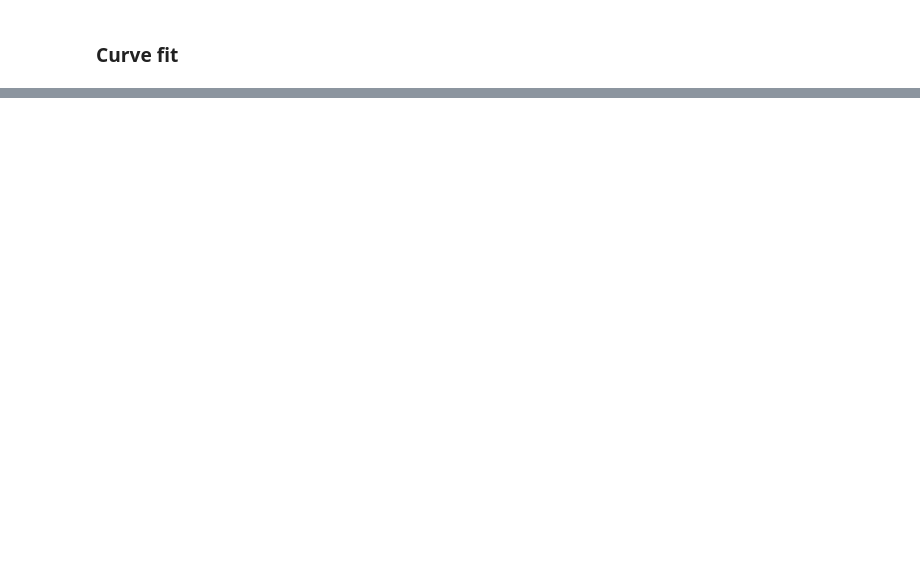
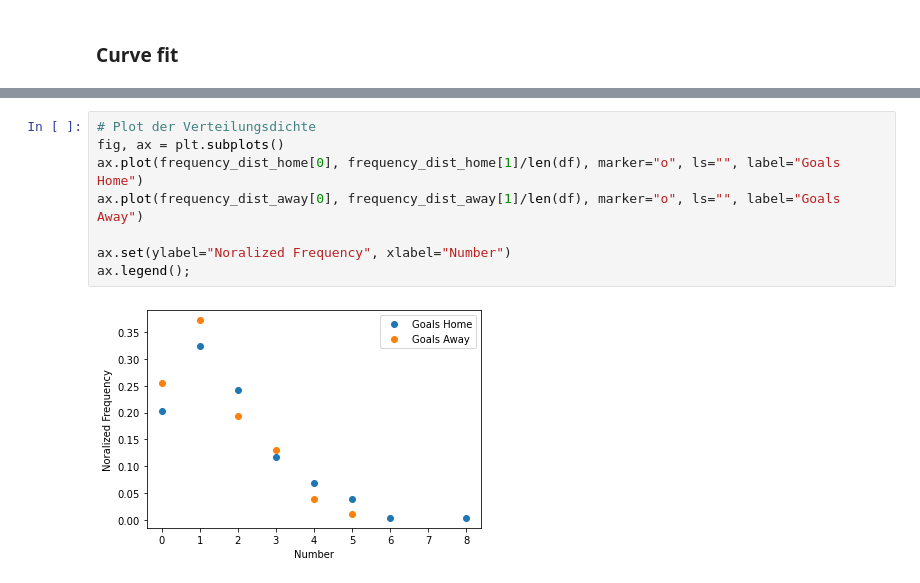
Before and after one commit to LinusHats/WorldCup_MonteCarlo, a Jupyter notebook: Poisson.ipynb, the cells around one changed output, grey strips where cells are left out. Drawn from its saved outputs; the diff is of its cells as text; blank space fills up the shorter version.

```diff
--- a/Poisson.ipynb
+++ b/Poisson.ipynb
@@ -84,0 +154,10 @@ ax.legend()
+# %%
+# Plot der Verteilungsdichte
+fig, ax = plt.subplots()
+ax.plot(frequency_dist_home[0], frequency_dist_home[1]/len(df), marker="o", ls="", label="Goals Home")
+ax.plot(frequency_dist_away[0], frequency_dist_away[1]/len(df), marker="o", ls="", label="Goals Away")
+
+ax.set(ylabel="Noralized Frequency", xlabel="Number")
+ax.legend();
+# %% [output]
+[figure, added]
```
Also changed, not shown: parts of 20 cells of this notebook, 2 other files.
